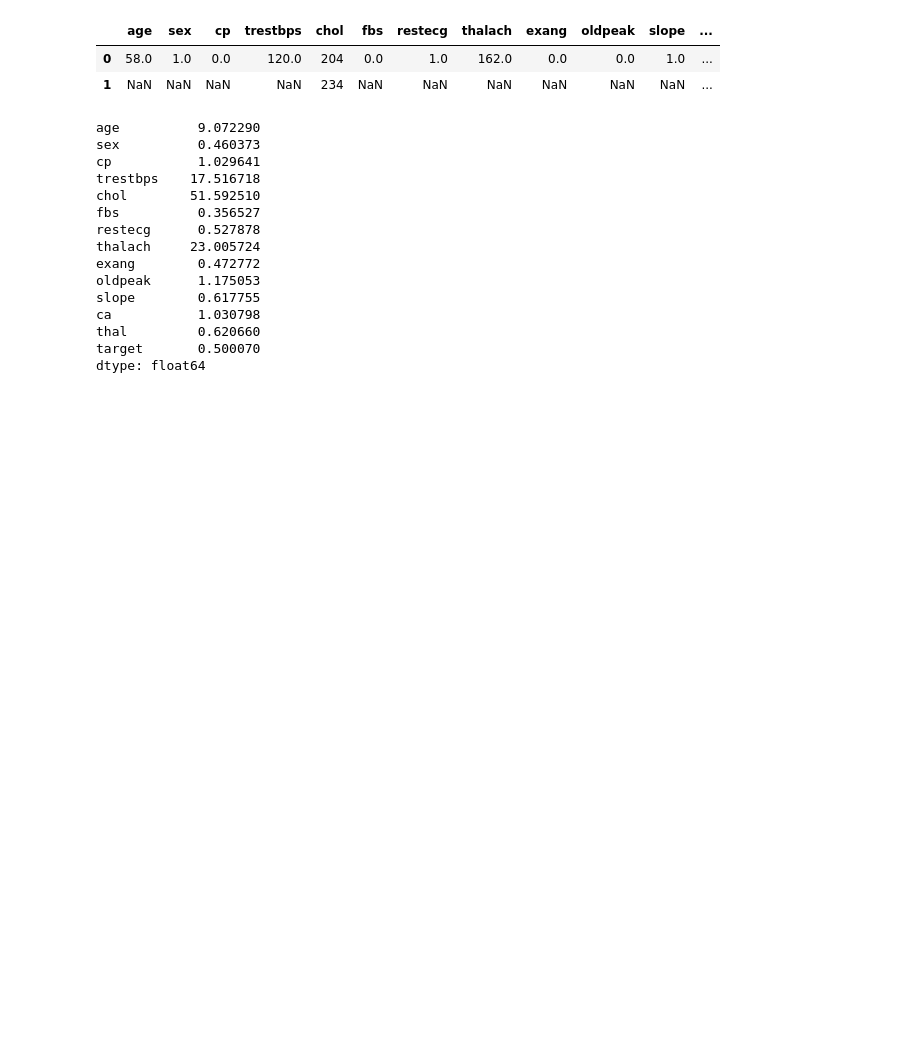
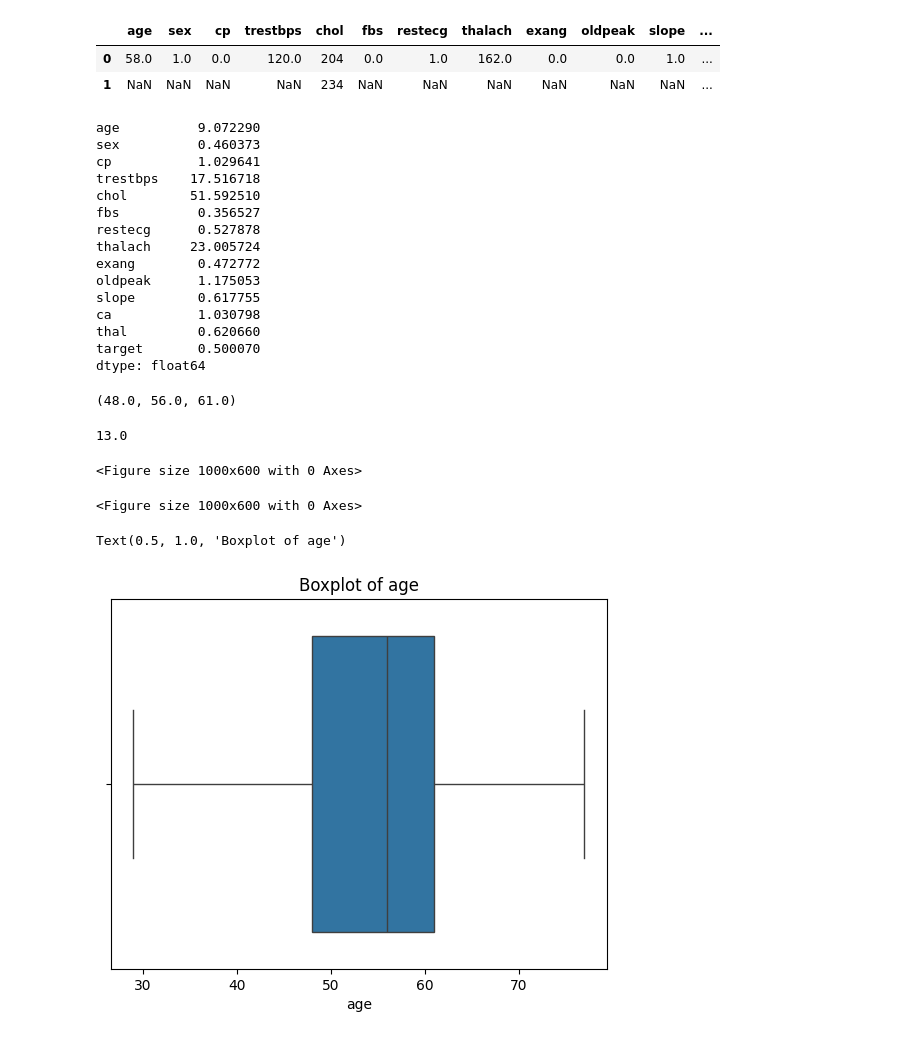
Before and after one commit to NeuralBrix/Tarakuzzaman-Faysal, a Jupyter notebook: pandas/pandas_basic.ipynb, the cells around one changed output. Cells and saved outputs as stored; diff of their text form; code cells hidden in the pictures; blank space fills up the shorter version.

```diff
--- a/pandas/pandas_basic.ipynb
+++ b/pandas/pandas_basic.ipynb
@@ -103,3 +105,24 @@ ca           1.030798
 thal         0.620660
 target       0.500070
 dtype: float64
+# %%
+q1, q2, q3 = df['age'].quantile([0.25, 0.50, 0.75])
+q1, q2, q3
+# %% [output]
+(48.0, 56.0, 61.0)
+# %%
+iqr = q3 - q1
+iqr
+# %% [output]
+13.0
+# %%
+plt.figure(figsize=(10,6))
+# %% [output]
+<Figure size 1000x600 with 0 Axes>
+<Figure size 1000x600 with 0 Axes>
+# %%
+iqr_boxplot = sns.boxplot(x='age', data=df)
+iqr_boxplot.set_title("Boxplot of age")
+# %% [output]
+Text(0.5, 1.0, 'Boxplot of age')
+[figure, added]
```
Also changed, not shown: parts of 4 cells of this notebook, 18 other files.
